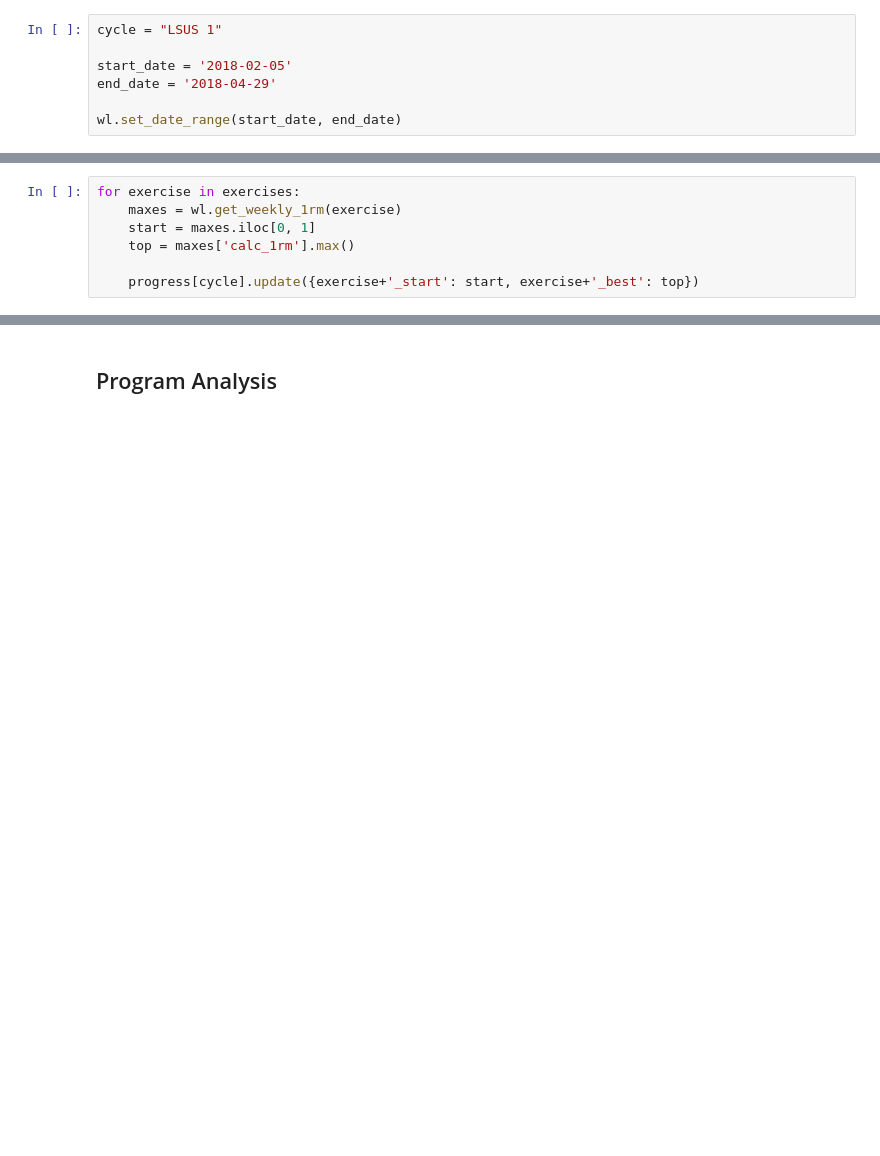
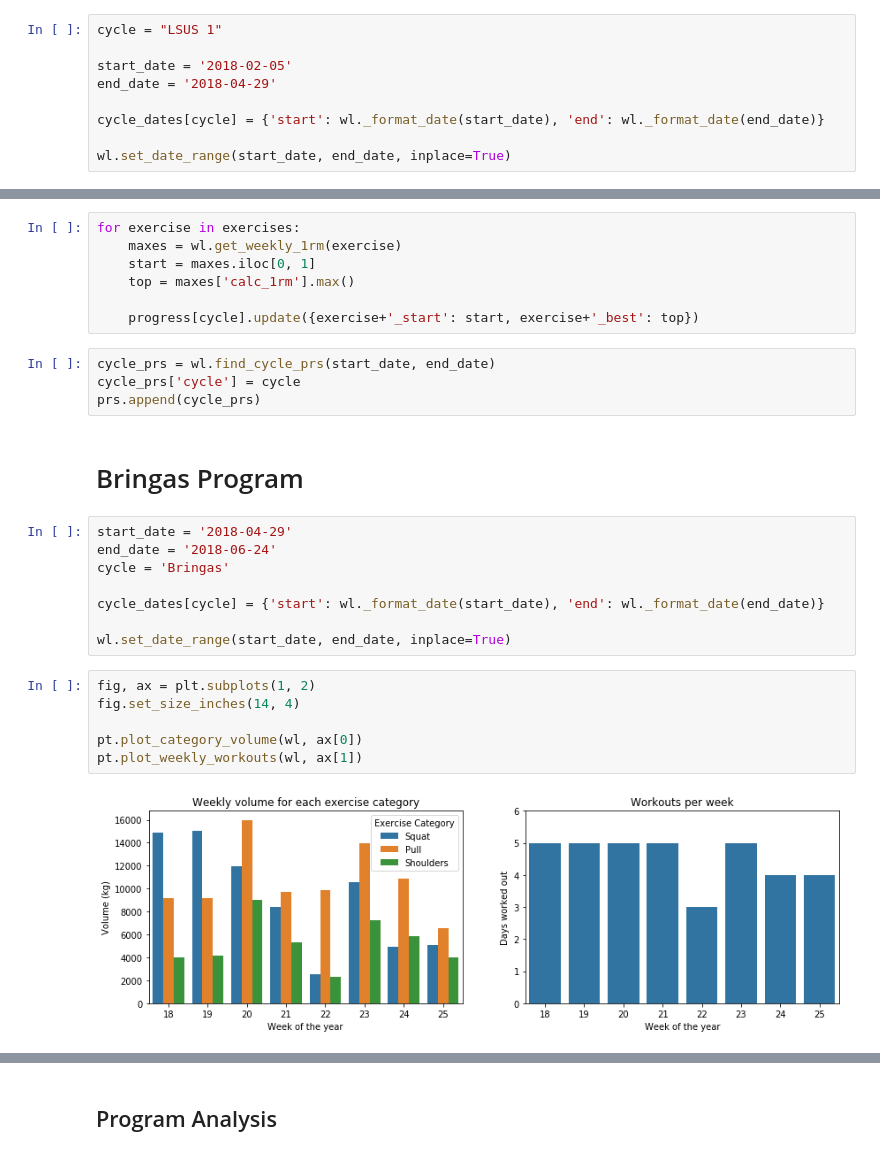
Before and after one commit to mmayers12/wl, a Jupyter notebook: Workout-Analysis.ipynb, the cells around one changed output, grey strips where cells are left out. Saved outputs shown, nothing was run; the diff lists cells and outputs as text; blank space fills up the shorter version.

```diff
--- a/Workout-Analysis.ipynb
+++ b/Workout-Analysis.ipynb
@@ -174,7 +203,9 @@ cycle = "LSUS 1"
 start_date = '2018-02-05'
 end_date = '2018-04-29'
 
-wl.set_date_range(start_date, end_date)
+cycle_dates[cycle] = {'start': wl._format_date(start_date), 'end': wl._format_date(end_date)}
+
+wl.set_date_range(start_date, end_date, inplace=True)
 # %%
 fig, ax = plt.subplots(1, 2)
 fig.set_size_inches(14, 4)
@@ -204,3 +235,25 @@ for exercise in exercises:
     top = maxes['calc_1rm'].max()
 
     progress[cycle].update({exercise+'_start': start, exercise+'_best': top})
+# %%
+cycle_prs = wl.find_cycle_prs(start_date, end_date)
+cycle_prs['cycle'] = cycle
+prs.append(cycle_prs)
+# %% [markdown]
+# Bringas Program
+# %%
+start_date = '2018-04-29'
+end_date = '2018-06-24'
+cycle = 'Bringas'
+
+cycle_dates[cycle] = {'start': wl._format_date(start_date), 'end': wl._format_date(end_date)}
+
+wl.set_date_range(start_date, end_date, inplace=True)
+# %%
+fig, ax = plt.subplots(1, 2)
+fig.set_size_inches(14, 4)
+
+pt.plot_category_volume(wl, ax[0])
+pt.plot_weekly_workouts(wl, ax[1])
+# %% [output]
+[figure, added]
```
Also changed, not shown: parts of 46 cells of this notebook, 1 other file.
